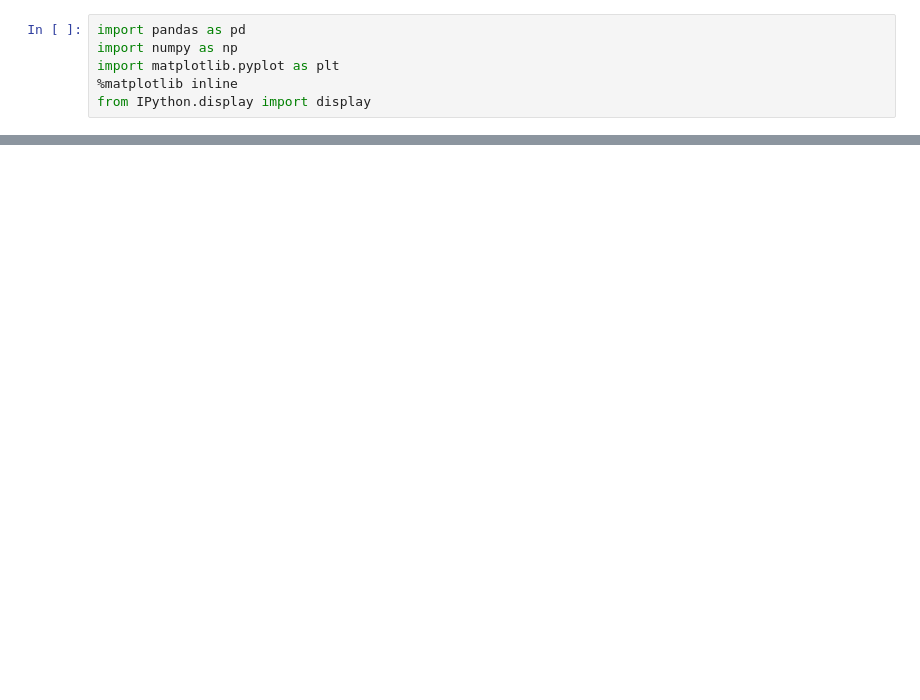
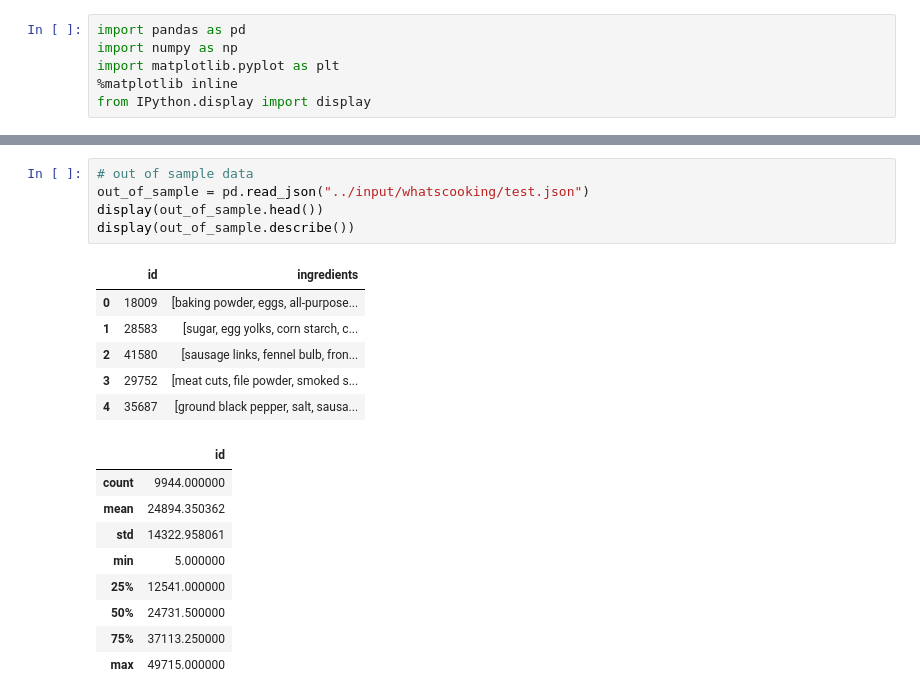
Before and after one commit to ishakaur/whatscooking, a Jupyter notebook: whatscooking.ipynb, the cells around one changed output, grey strips where cells are left out. Drawn from its saved outputs; the diff is of its cells as text; blank space fills up the shorter version.

```diff
--- a/whatscooking.ipynb
+++ b/whatscooking.ipynb
@@ -71,0 +56,21 @@ score: 0.734632306725, train_time: 3.99665904045, test_time: 0.00522708892822
+# %%
+# out of sample data
+out_of_sample = pd.read_json("../input/whatscooking/test.json")
+display(out_of_sample.head())
+display(out_of_sample.describe())
+# %% [output]
+|  | id | ingredients |
+| 0 | 18009 | [baking powder, eggs, all-purpose... |
+| 1 | 28583 | [sugar, egg yolks, corn starch, c... |
+| 2 | 41580 | [sausage links, fennel bulb, fron... |
+| 3 | 29752 | [meat cuts, file powder, smoked s... |
+| 4 | 35687 | [ground black pepper, salt, sausa... |
+|  | id |
+| count | 9944.000000 |
+| mean | 24894.350362 |
+| std | 14322.958061 |
+| min | 5.000000 |
+| 25% | 12541.000000 |
+| 50% | 24731.500000 |
+| 75% | 37113.250000 |
+| max | 49715.000000 |
```
Also changed, not shown: parts of 21 cells of this notebook, 1 other file.
